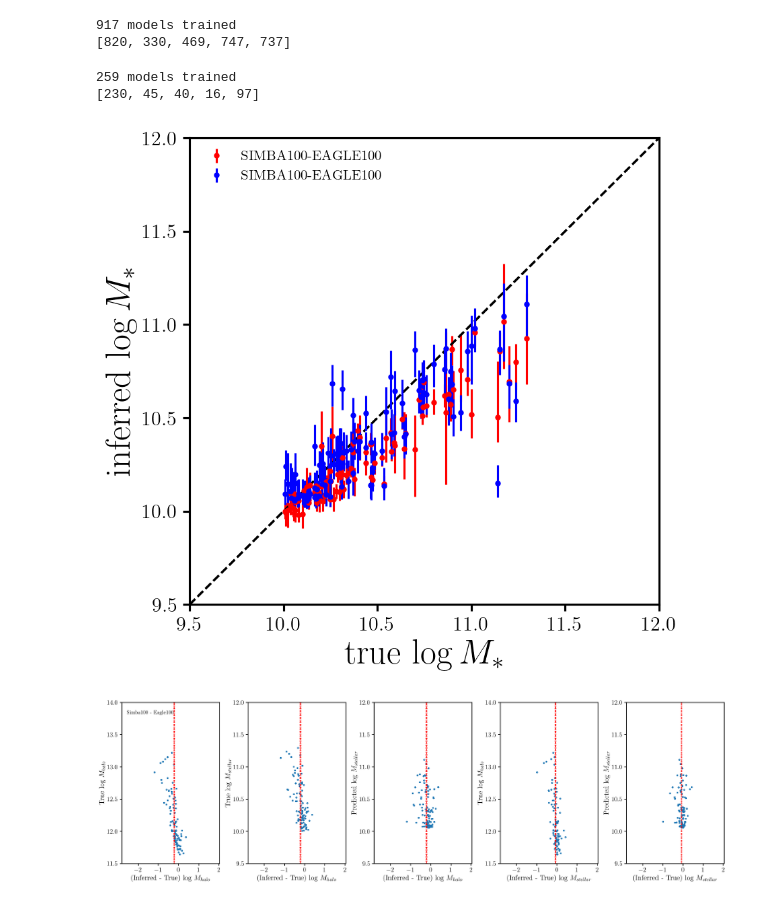
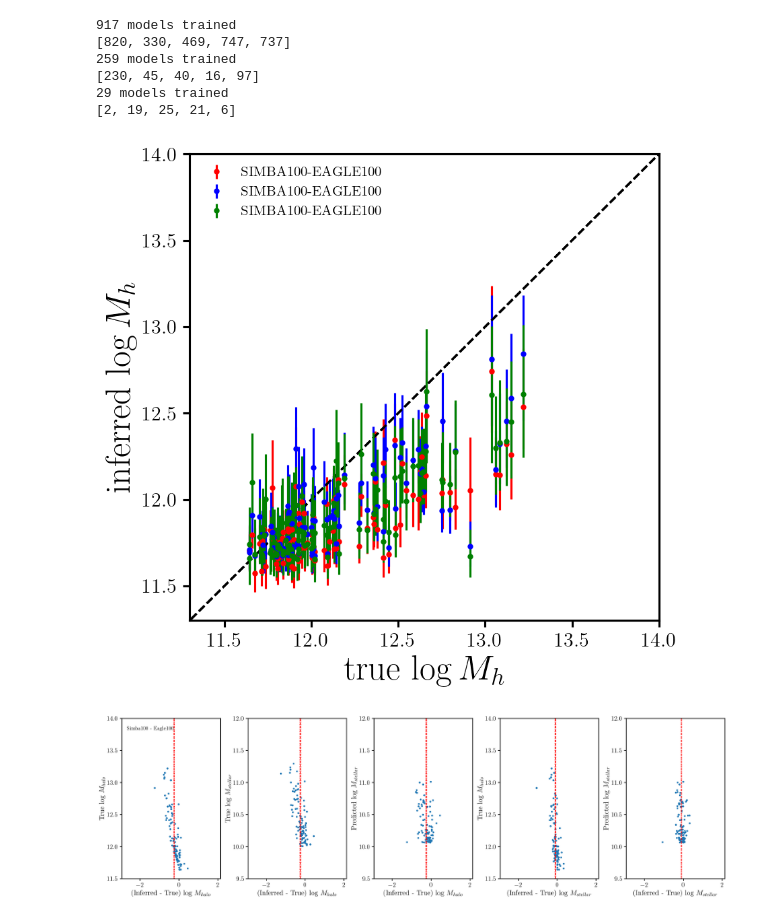
Before and after one commit to galactic-ai/haloflow, a Jupyter notebook: bin/dann/quantitative_estm.ipynb, the cells around one changed output. Saved outputs shown, nothing was run; the diff lists cells and outputs as text; code cells hidden in the pictures.

Commit message:
mmd plotting routines

```diff
--- a/bin/dann/quantitative_estm.ipynb
+++ b/bin/dann/quantitative_estm.ipynb
@@ -24,39 +24,59 @@ ax, y_true, y_pred = P.plot_true_pred(
     test_obs=obs,
     test_sim=test_sim,
     device='cpu',
-    mass='stellar',
+    mass='halo',
     data_dir=data_dir,
     with_dann=False,
     fmt='.r',
 )
 
 try:
     ax, y_true, y_pred = P.plot_true_pred(
         ax,
         train_obs=obs,
         dann_sim=test_sim,
         npe_train_sim=npe_train_sim,
         test_obs=obs,
         test_sim=test_sim,
         device='cpu',
-        mass='stellar',
+        mass='halo',
         data_dir=data_dir,
         with_dann=True,
         fmt='.b',
     )
 except Exception as e:
     print(f"Error plotting DANN results: {e}")
     print("Continuing without DANN results.")
 
+try:
+    ax, y_true, y_pred = P.plot_true_pred(
+        ax,
+        train_obs=obs,
+        dann_sim=test_sim,
+        npe_train_sim=npe_train_sim,
+        test_obs=obs,
+        test_sim=test_sim,
+        device='cpu',
+        mass='halo',
+        data_dir=data_dir,
+        with_mmd=True,
+        fmt='.g',
+    )
+except Exception as e:
+    print(f"Error plotting MMD results: {e}")
+    print("Continuing without MMD results.")
+
 ax.legend()
 
 y_nde_q0, y_nde_q1, y_nde_q2 = np.quantile(y_pred, (0.16, 0.5, 0.84), axis=1)
 # %% [output]
 917 models trained
 [820, 330, 469, 747, 737]
+259 models trained
+[230, 45, 40, 16, 97]
+29 models trained
+[2, 19, 25, 21, 6]
-259 models trained
-[230, 45, 40, 16, 97]
-[figure, old version]
+[figure, new version]
 # %%
 plt.rcParams['axes.labelsize'] = 16
 
@@ -133,4 +153,4 @@ ax[0].text(0.05, 0.95, f'{npe_train_sim} - {test_sim}', transform=ax[0].transAxe
 
 plt.tight_layout()
 # %% [output]
-[figure, old version]
+[figure, new version]
```
Also changed, not shown: 1 other file.
